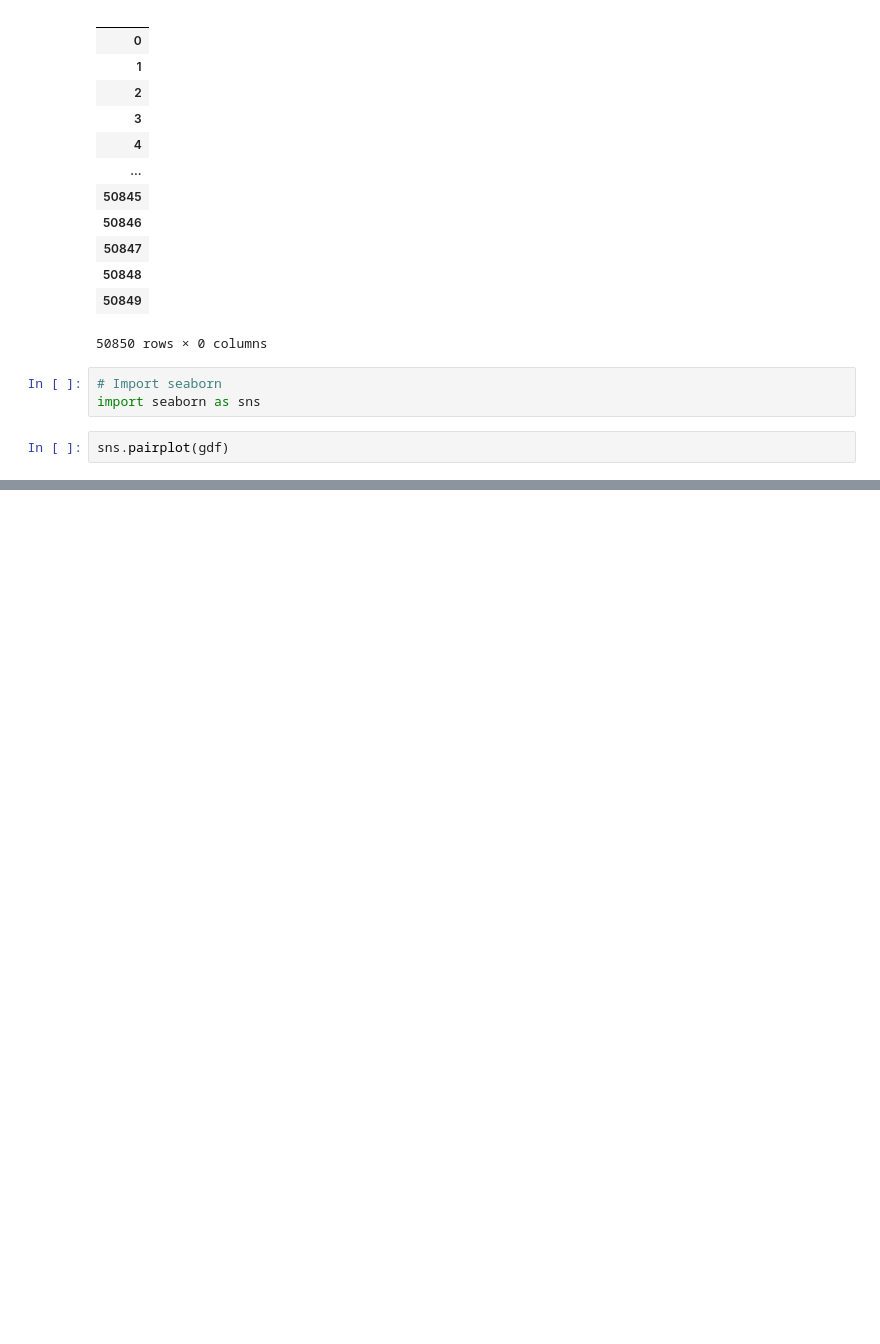
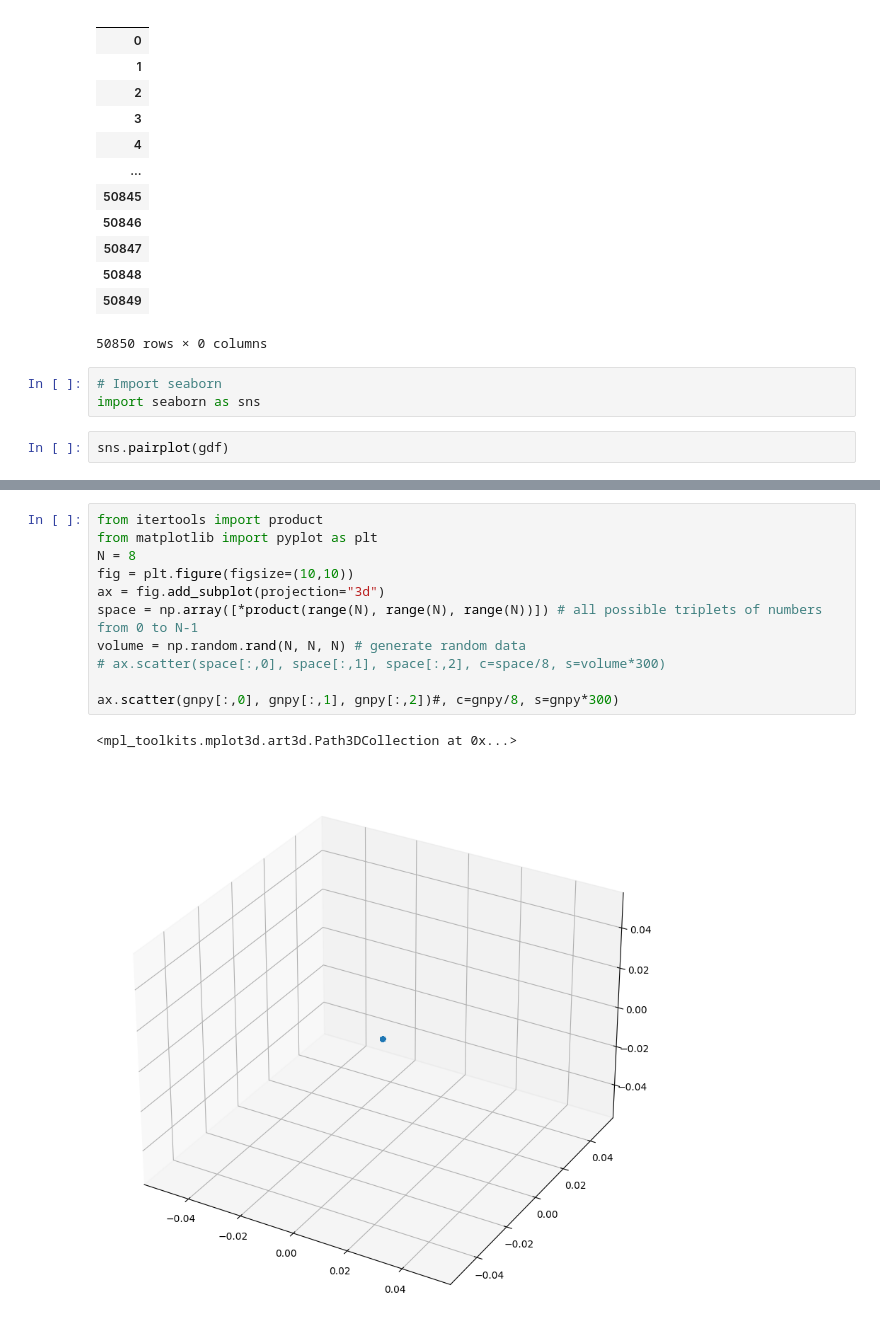
Before and after one commit to MayerT1/Pakistan_Research, a Jupyter notebook: Pakistan_Activity_1_Prelim.ipynb, the cells around one changed output, grey strips where cells are left out. Saved outputs shown, nothing was run; the diff lists cells and outputs as text; blank space fills up the shorter version.

```diff
--- a/Pakistan_Activity_1_Prelim.ipynb
+++ b/Pakistan_Activity_1_Prelim.ipynb
@@ -221,0 +308,14 @@ ValueError: No objects to concatenate
+# %%
+from itertools import product
+from matplotlib import pyplot as plt
+N = 8
+fig = plt.figure(figsize=(10,10))
+ax = fig.add_subplot(projection="3d")
+space = np.array([*product(range(N), range(N), range(N))]) # all possible triplets of numbers from 0 to N-1
+volume = np.random.rand(N, N, N) # generate random data
+# ax.scatter(space[:,0], space[:,1], space[:,2], c=space/8, s=volume*300)
+
+ax.scatter(gnpy[:,0], gnpy[:,1], gnpy[:,2])#, c=gnpy/8, s=gnpy*300)
+# %% [output]
+<mpl_toolkits.mplot3d.art3d.Path3DCollection at 0x...>
+[figure, added]
```
Also changed, not shown: parts of 7 cells of this notebook.
